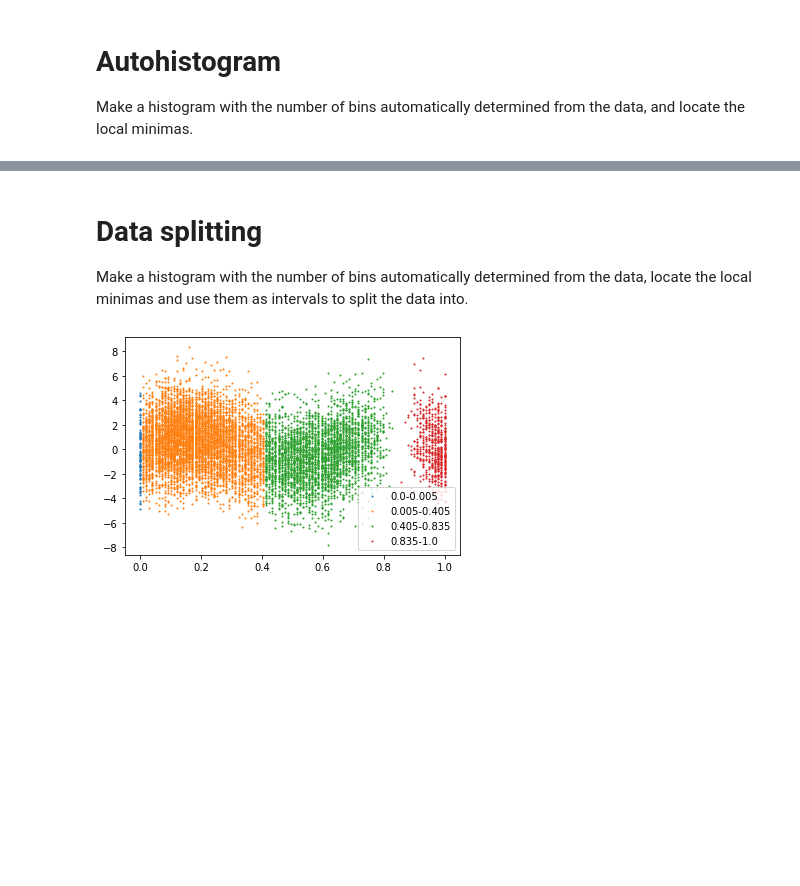
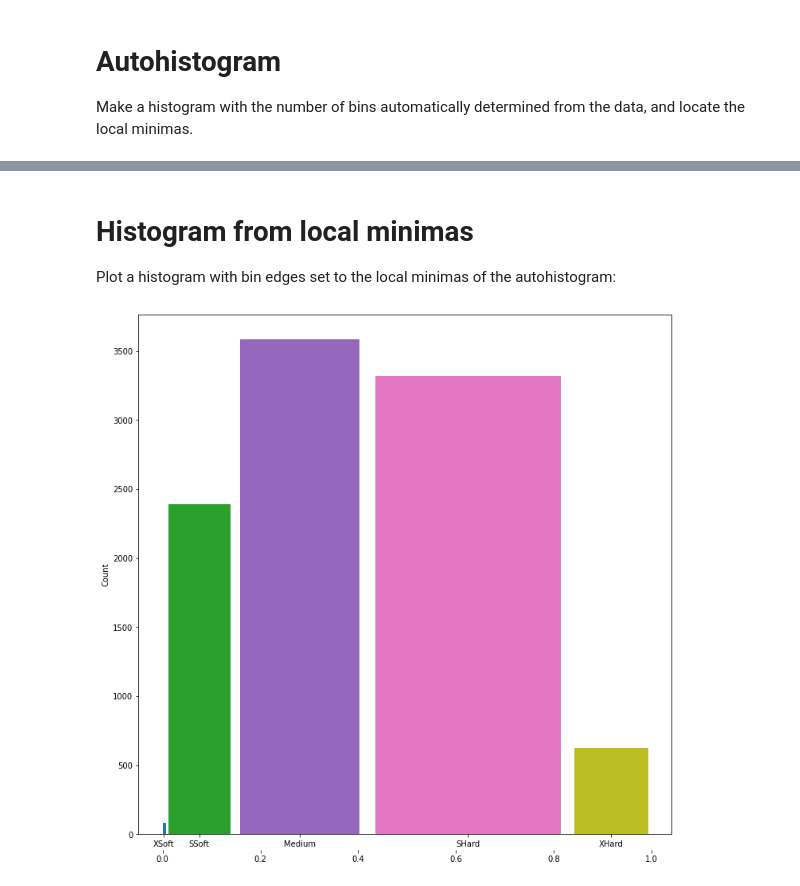
Before and after one commit to emerald-geomodelling/scikit-learn-emeralds, a Jupyter notebook: docs/Example usage autohist.ipynb, the cells around one changed output, grey strips where cells are left out. Cells and saved outputs as stored; diff of their text form; code cells hidden in the pictures; blank space fills up the shorter version.

```diff
--- a/docs/Example usage autohist.ipynb
+++ b/docs/Example usage autohist.ipynb
@@ -46,13 +49,10 @@ array([0.005, 0.405, 0.835])
-# %% [markdown]
-# Data splitting
-
-Make a histogram with the number of bins automatically determined from the data, locate the local minimas
-and use them as intervals to split the data into.
-# %%
-for start, end, subdata_x in skl_emeralds.autohistogram.auto_split_data(data_x):
-    f = ~np.isnan(subdata_x)
-    plt.scatter(subdata_x[f], data_y[f], label="%s-%s" % (start, end), s=1)
-plt.legend()
-plt.show()
-# %% [output]
-[figure, removed]
+# %% [markdown]
+# Histogram from local minimas
+Plot a histogram with bin edges set to the local minimas of the autohistogram:
+# %%
+plt.figure(figsize=(12,12))
+ax = plt.gca()
+skl_emeralds.autohistogram.plot_data_split(data_x, cmap="tab20")
+plt.show()
+# %% [output]
+[figure, added]
```
Also changed, not shown: parts of 9 cells of this notebook, 2 other files.
